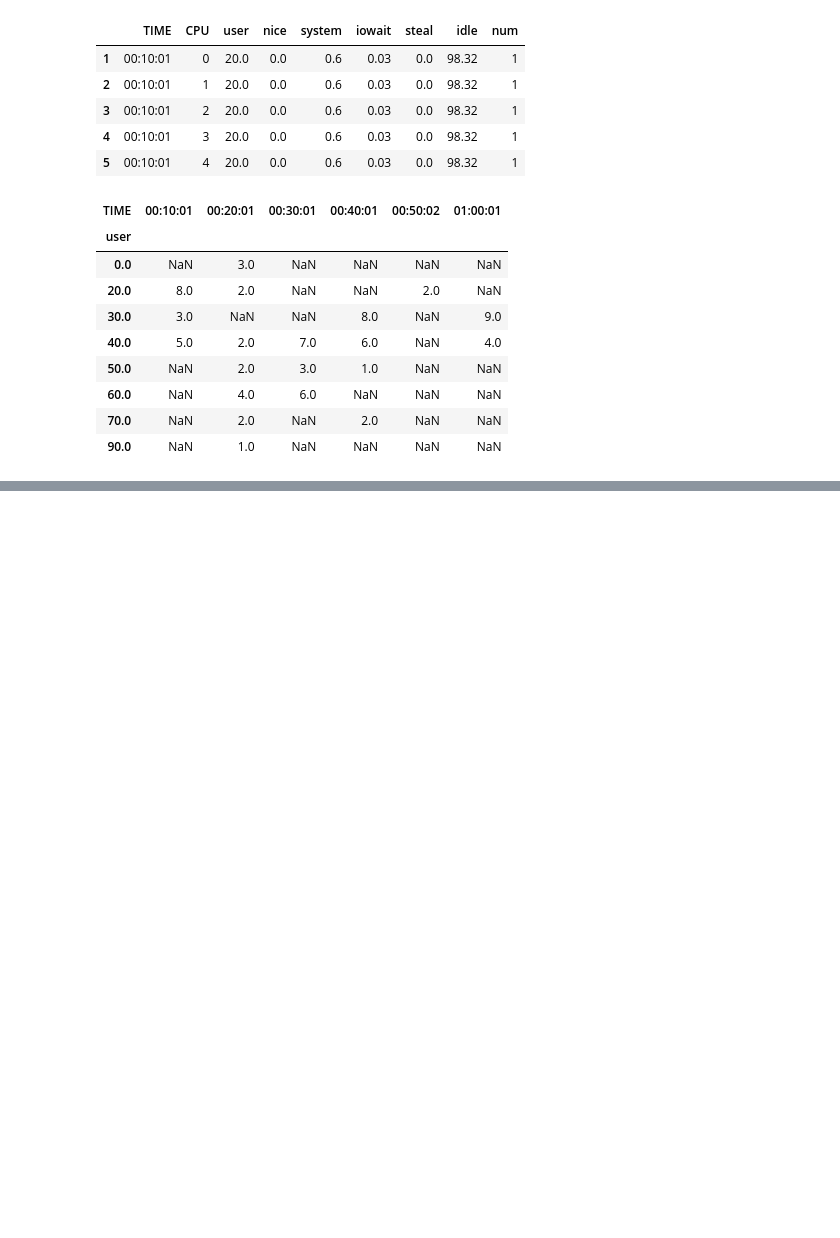
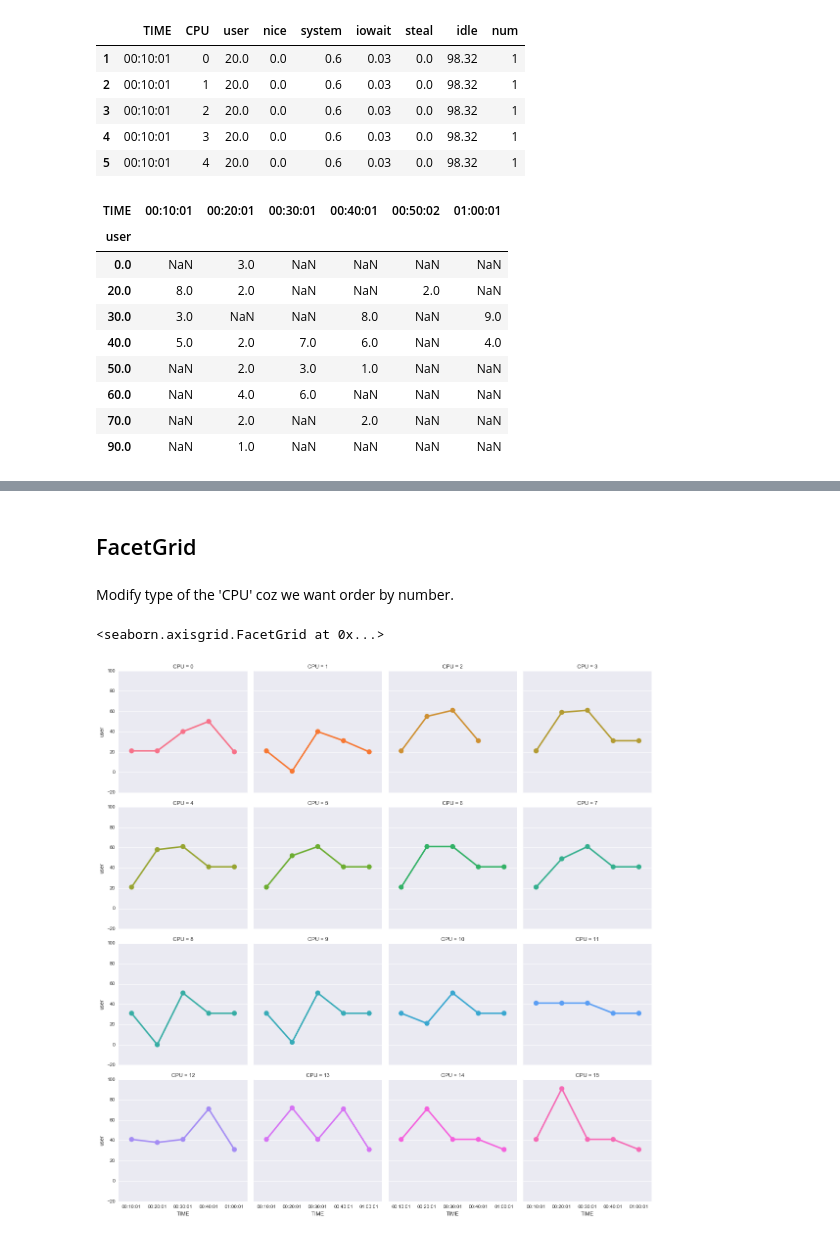
Before and after one commit to atorik/viz_resources, a Jupyter notebook: cpu_heatmap.ipynb, the cells around one changed output, grey strips where cells are left out. Cells and saved outputs as stored; diff of their text form; code cells hidden in the pictures; blank space fills up the shorter version.

Commit message:
Added FacetGrid

```diff
--- a/cpu_heatmap.ipynb
+++ b/cpu_heatmap.ipynb
@@ -94,6 +94,8 @@ sns.heatmap(snapshot_all_users_list,
 # %% [markdown]
 Time-series %user heatmap
 ====
+# %%
+df_bak = df.copy()
 # %% [markdown]
 Round values for bottling.
 
@@ -134,0 +137,15 @@ ax.invert_yaxis()
+# %% [markdown]
+FacetGrid
+-----------
+# %%
+df = df_bak.copy()
+# %% [markdown]
+Modify type of the 'CPU' coz we want order by number.
+# %%
+df['CPU'] = df['CPU'].astype(int)
+# %%
+grid = sns.FacetGrid(df, col='CPU', hue="CPU", col_wrap=4, size=4)
+grid.map(sns.pointplot, 'TIME', 'user')
+# %% [output]
+<seaborn.axisgrid.FacetGrid at 0x...>
+[figure, added]
```
Also changed, not shown: parts of 2 cells of this notebook.
